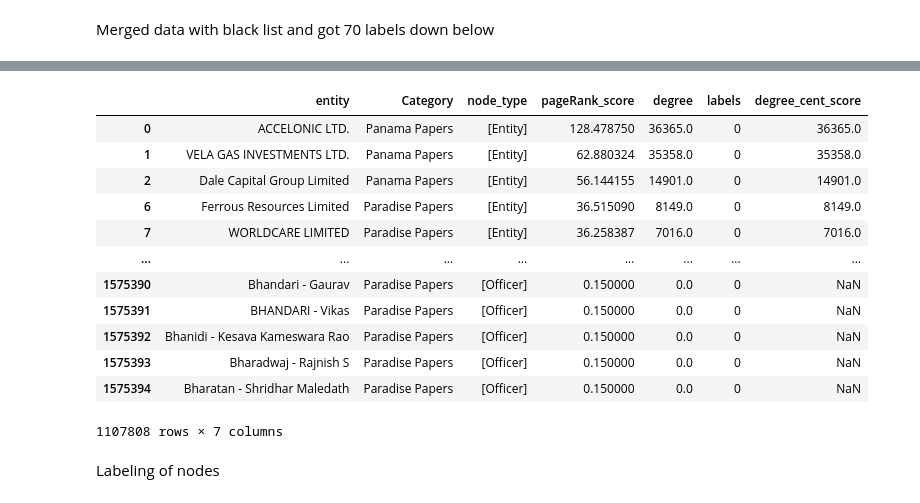
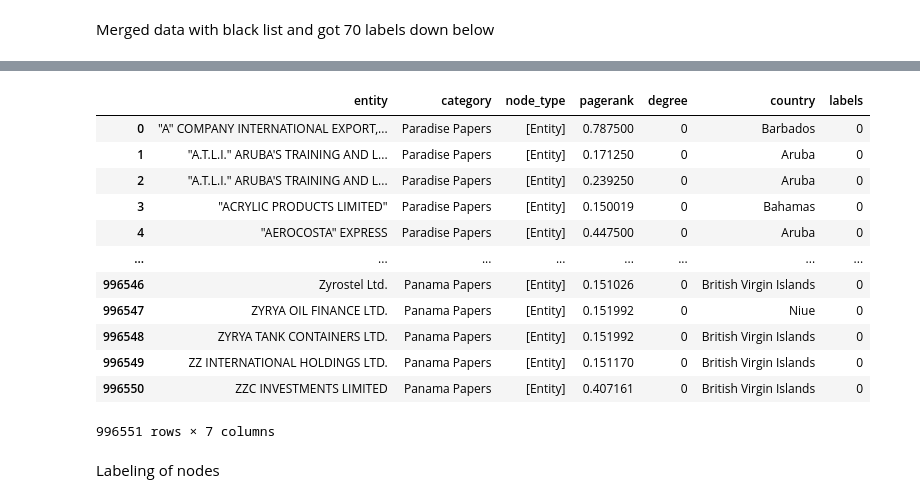
Before and after one commit to alexmak001/Panama-Papers, a Jupyter notebook: johncode.ipynb, the cells around one changed output, grey strips where cells are left out. Cells and saved outputs as stored; diff of their text form; code cells hidden in the pictures.

```diff
--- a/johncode.ipynb
+++ b/johncode.ipynb
@@ -272,7 +256,10 @@ blacklist
 # %% [markdown]
 Merged data with black list and got 70 labels down below
 # %%
-panama_and_paradise = pageranks[(pageranks['Category']=='Panama Papers') |(pageranks['Category']=='Paradise Papers') ]
+panama =pd.read_csv('data/new/panama.csv')
+paradise = pd.read_csv('data/new/paradise.csv')
+panama_and_paradise = pd.concat([paradise,panama],ignore_index = True)
+panama_and_paradise
 blacklist_merged = panama_and_paradise.merge(blacklist,left_on='entity',right_on='entity')
 labels = blacklist_merged['entity'].unique()
 def find_label(value):
@@ -319,16 +271,17 @@ eigen_centrality
-# %%
-panama_and_paradise
-# %% [output]
-|  | entity | Category | node_type | pageRank_score | degree | labels | degree_cent_score |
-| 0 | ACCELONIC LTD. | Panama Papers | [Entity] | 128.478750 | 36365.0 | 0 | 36365.0 |
-| 1 | VELA GAS INVESTMENTS LTD. | Panama Papers | [Entity] | 62.880324 | 35358.0 | 0 | 35358.0 |
-| 2 | Dale Capital Group Limited | Panama Papers | [Entity] | 56.144155 | 14901.0 | 0 | 14901.0 |
-| 6 | Ferrous Resources Limited | Paradise Papers | [Entity] | 36.515090 | 8149.0 | 0 | 8149.0 |
-| 7 | WORLDCARE LIMITED | Paradise Papers | [Entity] | 36.258387 | 7016.0 | 0 | 7016.0 |
-| ... | ... | ... | ... | ... | ... | ... | ... |
-| 1575390 | Bhandari - Gaurav | Paradise Papers | [Officer] | 0.150000 | 0.0 | 0 | NaN |
-| 1575391 | BHANDARI - Vikas | Paradise Papers | [Officer] | 0.150000 | 0.0 | 0 | NaN |
-| 1575392 | Bhanidi - Kesava Kameswara Rao | Paradise Papers | [Officer] | 0.150000 | 0.0 | 0 | NaN |
-| 1575393 | Bharadwaj - Rajnish S | Paradise Papers | [Officer] | 0.150000 | 0.0 | 0 | NaN |
-| 1575394 | Bharatan - Shridhar Maledath | Paradise Papers | [Officer] | 0.150000 | 0.0 | 0 | NaN |
-1107808 rows × 7 columns
+# %%
+panama_and_paradise['labels'].sum()
+panama_and_paradise
+# %% [output]
+|  | entity | category | node_type | pagerank | degree | country | labels |
+| 0 | "A" COMPANY INTERNATIONAL EXPORT,... | Paradise Papers | [Entity] | 0.787500 | 0 | Barbados | 0 |
+| 1 | "A.T.L.I." ARUBA'S TRAINING AND L... | Paradise Papers | [Entity] | 0.171250 | 0 | Aruba | 0 |
+| 2 | "A.T.L.I." ARUBA'S TRAINING AND L... | Paradise Papers | [Entity] | 0.239250 | 0 | Aruba | 0 |
+| 3 | "ACRYLIC PRODUCTS LIMITED" | Paradise Papers | [Entity] | 0.150019 | 0 | Bahamas | 0 |
+| 4 | "AEROCOSTA" EXPRESS | Paradise Papers | [Entity] | 0.447500 | 0 | Aruba | 0 |
+| ... | ... | ... | ... | ... | ... | ... | ... |
+| 996546 | Zyrostel Ltd. | Panama Papers | [Entity] | 0.151026 | 0 | British Virgin Islands | 0 |
+| 996547 | ZYRYA OIL FINANCE LTD. | Panama Papers | [Entity] | 0.151992 | 0 | Niue | 0 |
+| 996548 | ZYRYA TANK CONTAINERS LTD. | Panama Papers | [Entity] | 0.151992 | 0 | British Virgin Islands | 0 |
+| 996549 | ZZ INTERNATIONAL HOLDINGS LTD. | Panama Papers | [Entity] | 0.151170 | 0 | British Virgin Islands | 0 |
+| 996550 | ZZC INVESTMENTS LIMITED | Panama Papers | [Entity] | 0.407161 | 0 | British Virgin Islands | 0 |
+996551 rows × 7 columns
```
Also changed, not shown: parts of 8 cells of this notebook, 1 other file.
